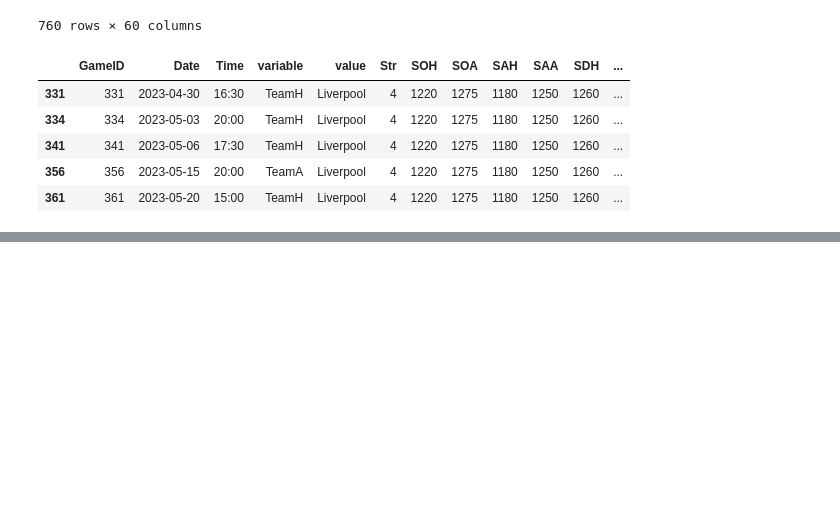
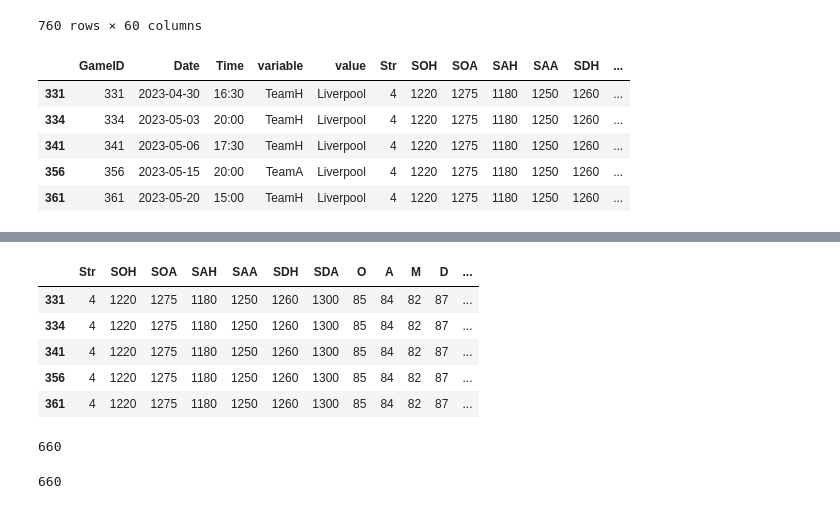
Before and after one commit to jeffreyreeve/capstone-premier-league-predictor, a Jupyter notebook: notebooks/data_prep.ipynb, the cells around one changed output, grey strips where cells are left out. Cells and saved outputs as stored; diff of their text form; code cells hidden in the pictures; blank space fills up the shorter version.

```diff
--- a/notebooks/data_prep.ipynb
+++ b/notebooks/data_prep.ipynb
@@ -771,0 +866,19 @@ combined_stats[(combined_stats['value'] == Team) & (combined_stats['GameID'] < G
+# %%
+def previous_games(Team, GameID):
+
+    team_stats = combined_stats[(combined_stats['value'] == Team) & (combined_stats['GameID'] < GameID)].sort_values(['Date']).tail()[column_names[2:]]
+    GameIDs = combined_stats[(combined_stats['value'] == Team) & (combined_stats['GameID'] < GameID)].sort_values(['Date']).tail()['GameID']
+    opponent_stats = combined_stats[(combined_stats['GameID'].isin(GameIDs)) & (combined_stats['value'] != Team)].sort_values('Date')[column_names[2:]]
+    betting_data = final_data_corrected[(final_data_corrected['GameID'].isin(GameIDs))].sort_values('Date')[betting_stats]
+    combined = pd.concat([team_stats, opponent_stats, betting_data], axis=1)
+
+    return combined
+# %%
+previous_games('Liverpool', 379)
+# %% [output]
+|  | Str | SOH | SOA | SAH | SAA | SDH | SDA | O | A | M | D | ... |
+| 331 | 4 | 1220 | 1275 | 1180 | 1250 | 1260 | 1300 | 85 | 84 | 82 | 87 | ... |
+| 334 | 4 | 1220 | 1275 | 1180 | 1250 | 1260 | 1300 | 85 | 84 | 82 | 87 | ... |
+| 341 | 4 | 1220 | 1275 | 1180 | 1250 | 1260 | 1300 | 85 | 84 | 82 | 87 | ... |
+| 356 | 4 | 1220 | 1275 | 1180 | 1250 | 1260 | 1300 | 85 | 84 | 82 | 87 | ... |
+| 361 | 4 | 1220 | 1275 | 1180 | 1250 | 1260 | 1300 | 85 | 84 | 82 | 87 | ... |
@@ -771,0 +902,8 @@ combined_stats[(combined_stats['value'] == Team) & (combined_stats['GameID'] < G
+# %%
+len(X)
+# %% [output]
+660
+# %%
+len(y)
+# %% [output]
+660
```
Also changed, not shown: parts of 26 cells of this notebook.
